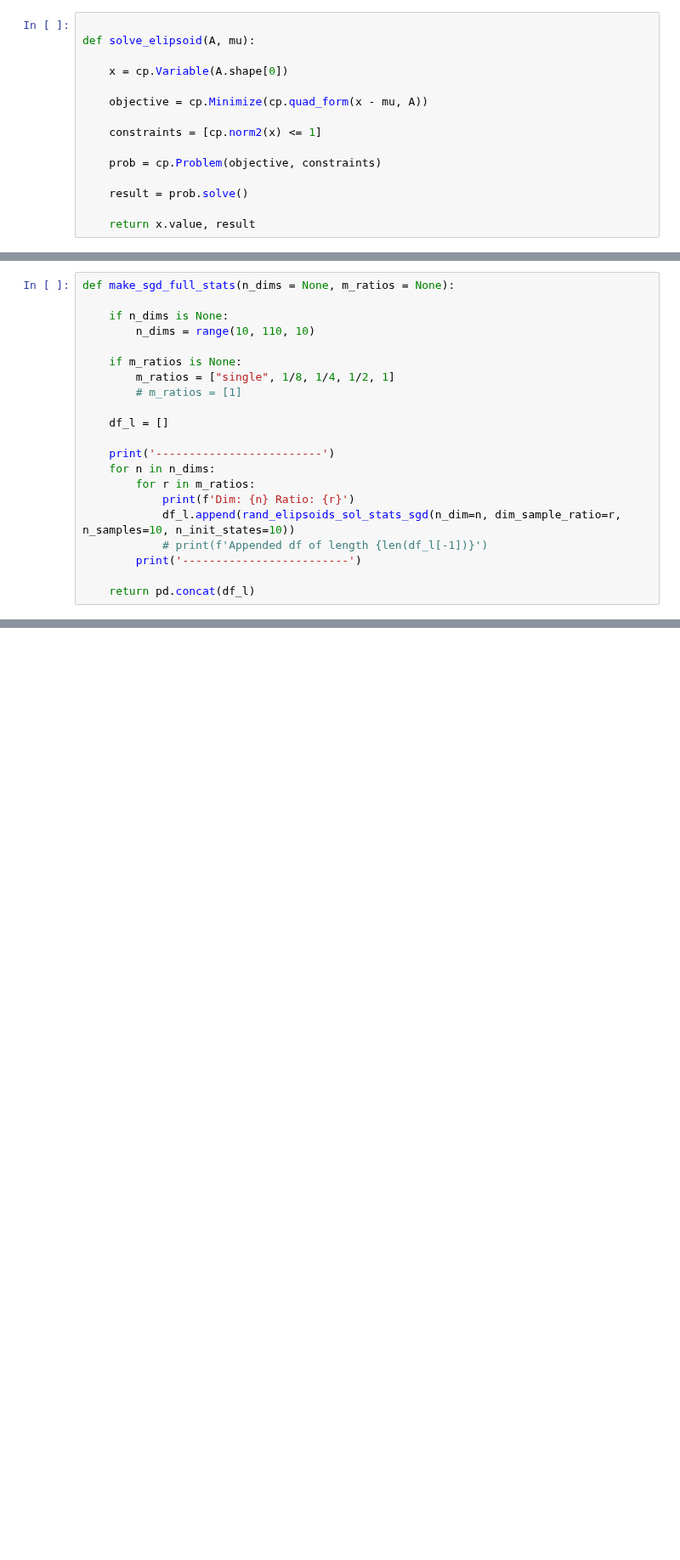
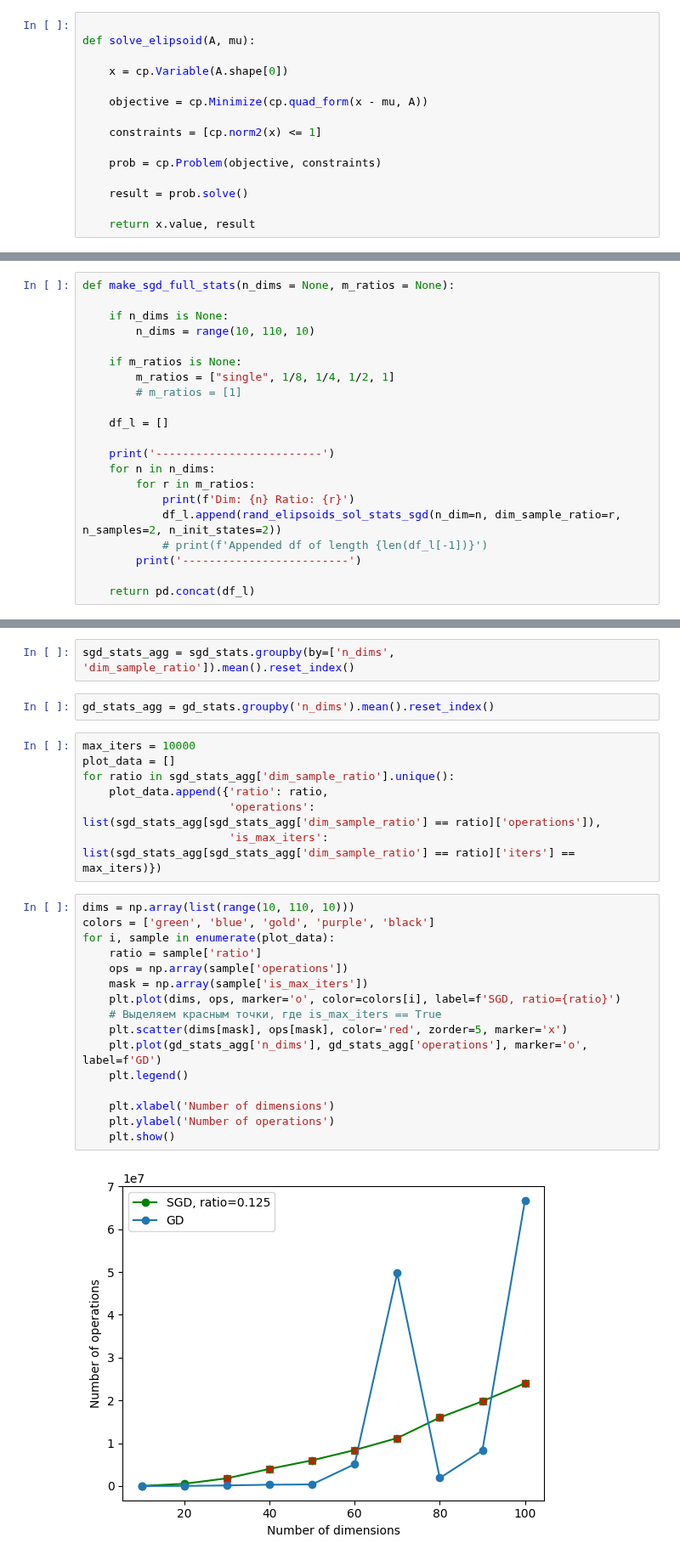
Before and after one commit to a13xbb/optimization-labs-mag, a Jupyter notebook: lab_2.ipynb, the cells around one changed output, grey strips where cells are left out. Shown at 85% size. Cells and saved outputs as stored; diff of their text form; blank space fills up the shorter version.

Commit message:
added number of operations plots + little fix

```diff
--- a/lab_2.ipynb
+++ b/lab_2.ipynb
@@ -269,7 +276,7 @@ def make_sgd_full_stats(n_dims = None, m_ratios = None):
     for n in n_dims:
         for r in m_ratios:
             print(f'Dim: {n} Ratio: {r}')
-            df_l.append(rand_elipsoids_sol_stats_sgd(n_dim=n, dim_sample_ratio=r, n_samples=10, n_init_states=10))
+            df_l.append(rand_elipsoids_sol_stats_sgd(n_dim=n, dim_sample_ratio=r, n_samples=2, n_init_states=2))
             # print(f'Appended df of length {len(df_l[-1])}')
         print('-------------------------')
 
@@ -317,0 +327,29 @@ sgd_stats
+# %%
+sgd_stats_agg = sgd_stats.groupby(by=['n_dims', 'dim_sample_ratio']).mean().reset_index()
+# %%
+gd_stats_agg = gd_stats.groupby('n_dims').mean().reset_index()
+# %%
+max_iters = 10000
+plot_data = []
+for ratio in sgd_stats_agg['dim_sample_ratio'].unique():
+    plot_data.append({'ratio': ratio,
+                      'operations': list(sgd_stats_agg[sgd_stats_agg['dim_sample_ratio'] == ratio]['operations']),
+                      'is_max_iters': list(sgd_stats_agg[sgd_stats_agg['dim_sample_ratio'] == ratio]['iters'] == max_iters)})
+# %%
+dims = np.array(list(range(10, 110, 10)))
+colors = ['green', 'blue', 'gold', 'purple', 'black']
+for i, sample in enumerate(plot_data):
+    ratio = sample['ratio']
+    ops = np.array(sample['operations'])
+    mask = np.array(sample['is_max_iters'])
+    plt.plot(dims, ops, marker='o', color=colors[i], label=f'SGD, ratio={ratio}')
+    # Выделяем красным точки, где is_max_iters == True
+    plt.scatter(dims[mask], ops[mask], color='red', zorder=5, marker='x')
+    plt.plot(gd_stats_agg['n_dims'], gd_stats_agg['operations'], marker='o', label=f'GD')
+    plt.legend()
+
+    plt.xlabel('Number of dimensions')
+    plt.ylabel('Number of operations')
+    plt.show()
+# %% [output]
+[figure, added]
```
Also changed, not shown: parts of 12 cells of this notebook.
